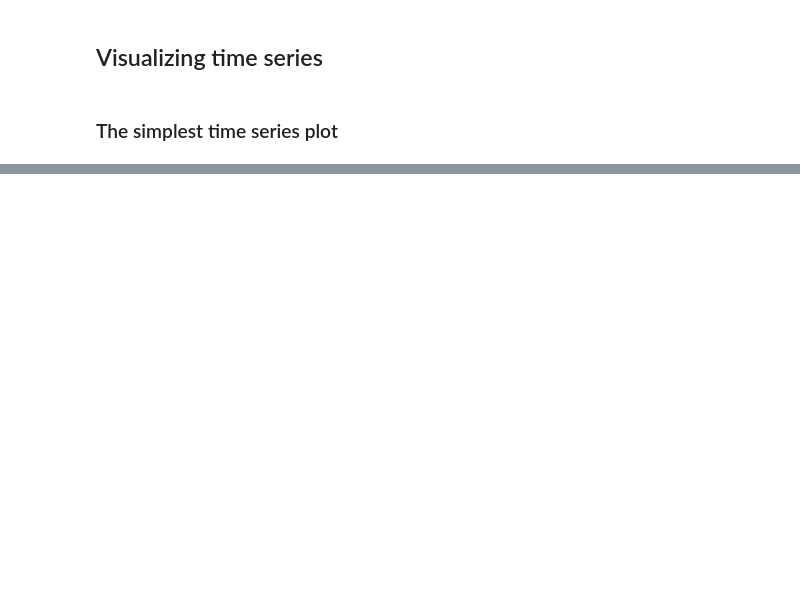
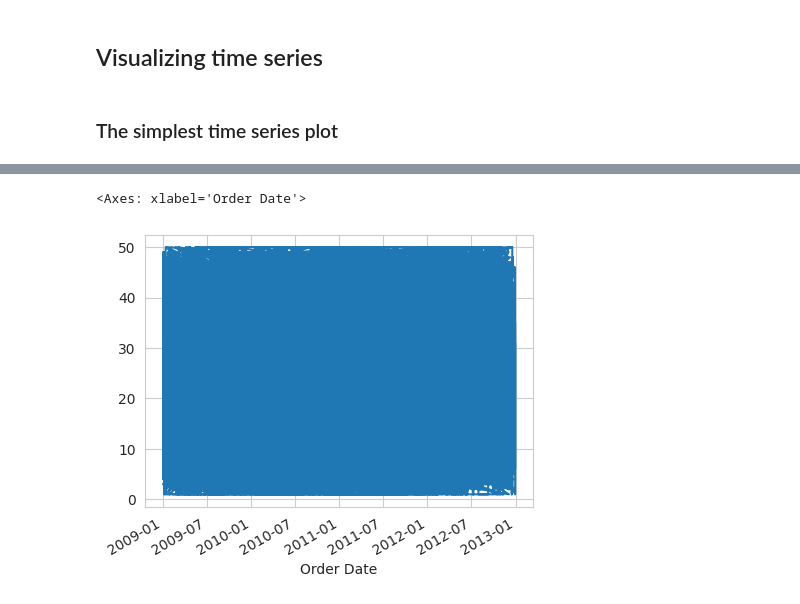
Before and after one commit to wanye71/Python-for-Data-Science-and-Machine-Learning, a Jupyter notebook: Data Visualization/Visualizing time series.ipynb, the cells around one changed output, grey strips where cells are left out. Saved outputs shown, nothing was run; the diff lists cells and outputs as text; code cells hidden in the pictures; blank space fills up the shorter version.

```diff
--- a/Data Visualization/Visualizing time series.ipynb
+++ b/Data Visualization/Visualizing time series.ipynb
@@ -136,0 +57,17 @@ store_df2['Order Quantity'].plot()
+# %%
+# It's time to explore the aisles of our Super Walmart and see what treasures
+# we can uncover in the sales data aisle!
+
+# We're setting our shopping list with the address of the Superstore Sales
+# dataset, making sure to navigate to the correct aisle.
+address = '/workspaces/Python-for-Data-Science-and-Machine-Learning/Superstore-Sales.csv'
+
+# We're loading our shopping cart with the Superstore Sales dataset using
+# `pd.read_csv()`. With the specified index column 'Order Date', it's like
+# organizing our shopping items by the date of purchase, making it easier
+# to track our purchases.
+df = pd.read_csv(address, index_col='Order Date', encoding='cp1252', parse_dates=True)
+
+# Let's take a quick peek at the first few items in our shopping cart to
+# get an idea of what's available.
+df.head()
@@ -136,0 +82,11 @@ store_df2['Order Quantity'].plot()
+# %%
+# Now, let's take a stroll down the aisle of 'Order Quantity' and see how
+# the purchases vary over time.
+
+# We're selecting the 'Order Quantity' department from our shopping cart
+# and plotting the data. It's like exploring the shelves of this department
+# to understand the quantity of items ordered over time.
+df['Order Quantity'].plot()
+# %% [output]
+<Axes: xlabel='Order Date'>
+[figure, added]
```
Also changed, not shown: parts of 9 cells of this notebook, 1 other file.
